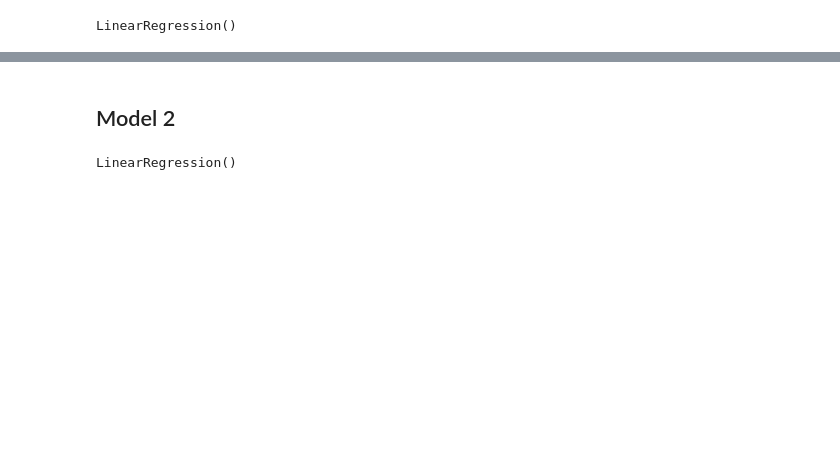
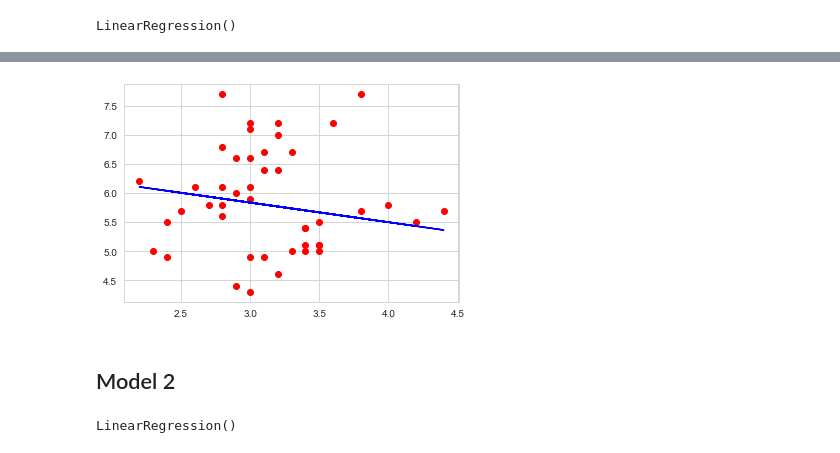
Before and after one commit to mcslender97/Flower_beautifying_linearregression, a Jupyter notebook: project3.ipynb, the cells around one changed output, grey strips where cells are left out. Drawn from its saved outputs; the diff is of its cells as text; code cells hidden in the pictures; blank space fills up the shorter version.

```diff
--- a/project3.ipynb
+++ b/project3.ipynb
@@ -202,3 +197,13 @@ plt.show()
+# %%
+#Visualize the results
+# Create a scatter plot with the original dataset
+plt.scatter(x_test_array, y_test_array, color='red')
+#Plot the regression line
+plt.plot(x_test_array, y_pred, color='blue')
+# Show the plot
+plt.show()
+# %% [output]
+[figure, added]
 # %% [markdown]
 ## Model 2
 # %%
```
Also changed, not shown: parts of 8 cells of this notebook.
